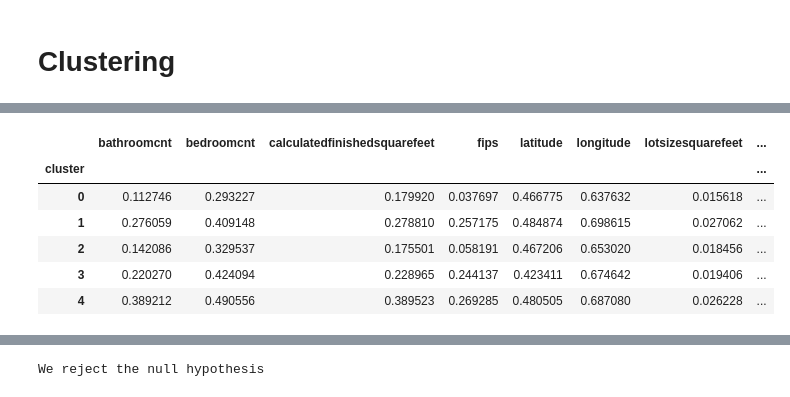
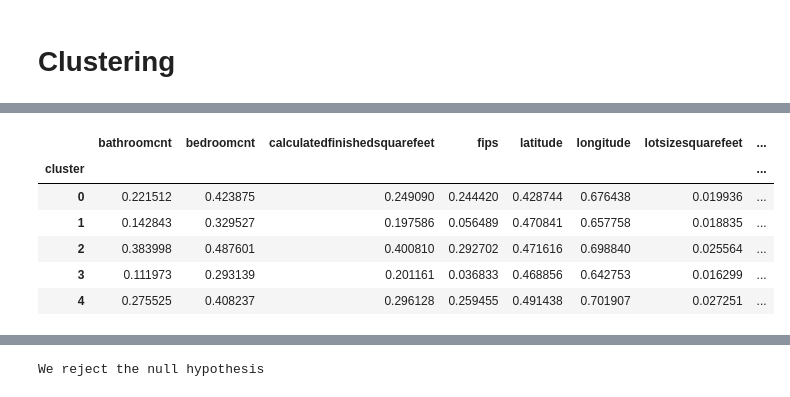
Before and after one commit to lukewbecker/clustering-project, a Jupyter notebook: zillow_mvp.ipynb, the cells around one changed output, grey strips where cells are left out. Cells and saved outputs as stored; diff of their text form; code cells hidden in the pictures.

```diff
--- a/zillow_mvp.ipynb
+++ b/zillow_mvp.ipynb
@@ -762,7 +741,7 @@ X2 = train_scaled[["age", "structure_dollar_per_sqft"]]
 kmeans2 = KMeans(n_clusters=5)
 kmeans2.fit(X2)
 
-train_scaled['cluster'] = kmeans.labels_
+train_scaled['cluster'] = kmeans2.labels_
 train_scaled.head()
 # %% [output]
 |  | bathroomcnt | bedroomcnt | calculatedfinishedsquarefeet | fips | latitude | longitude | lotsizesquarefeet | ... |
@@ -793,14 +772,14 @@ X2.shape, kmeans2.labels_.shape
 # %%
-train_scaled['cluster'] = kmeans.labels_
+train_scaled['cluster'] = kmeans2.labels_
 train_scaled.groupby('cluster').mean()
 # %% [output]
 |  | bathroomcnt | bedroomcnt | calculatedfinishedsquarefeet | fips | latitude | longitude | lotsizesquarefeet | ... |
 | cluster |  |  |  |  |  |  |  | ... |
-| 0 | 0.112746 | 0.293227 | 0.179920 | 0.037697 | 0.466775 | 0.637632 | 0.015618 | ... |
-| 1 | 0.276059 | 0.409148 | 0.278810 | 0.257175 | 0.484874 | 0.698615 | 0.027062 | ... |
-| 2 | 0.142086 | 0.329537 | 0.175501 | 0.058191 | 0.467206 | 0.653020 | 0.018456 | ... |
-| 3 | 0.220270 | 0.424094 | 0.228965 | 0.244137 | 0.423411 | 0.674642 | 0.019406 | ... |
-| 4 | 0.389212 | 0.490556 | 0.389523 | 0.269285 | 0.480505 | 0.687080 | 0.026228 | ... |
+| 0 | 0.221512 | 0.423875 | 0.249090 | 0.244420 | 0.428744 | 0.676438 | 0.019936 | ... |
+| 1 | 0.142843 | 0.329527 | 0.197586 | 0.056489 | 0.470841 | 0.657758 | 0.018835 | ... |
+| 2 | 0.383998 | 0.487601 | 0.400810 | 0.292702 | 0.471616 | 0.698840 | 0.025564 | ... |
+| 3 | 0.111973 | 0.293139 | 0.201161 | 0.036833 | 0.468856 | 0.642753 | 0.016299 | ... |
+| 4 | 0.275525 | 0.408237 | 0.296128 | 0.259455 | 0.491438 | 0.701907 | 0.027251 | ... |
 # %%
 fig, ax = plt.subplots(figsize=(13, 7))
 
```
Also changed, not shown: parts of 65 cells of this notebook.
